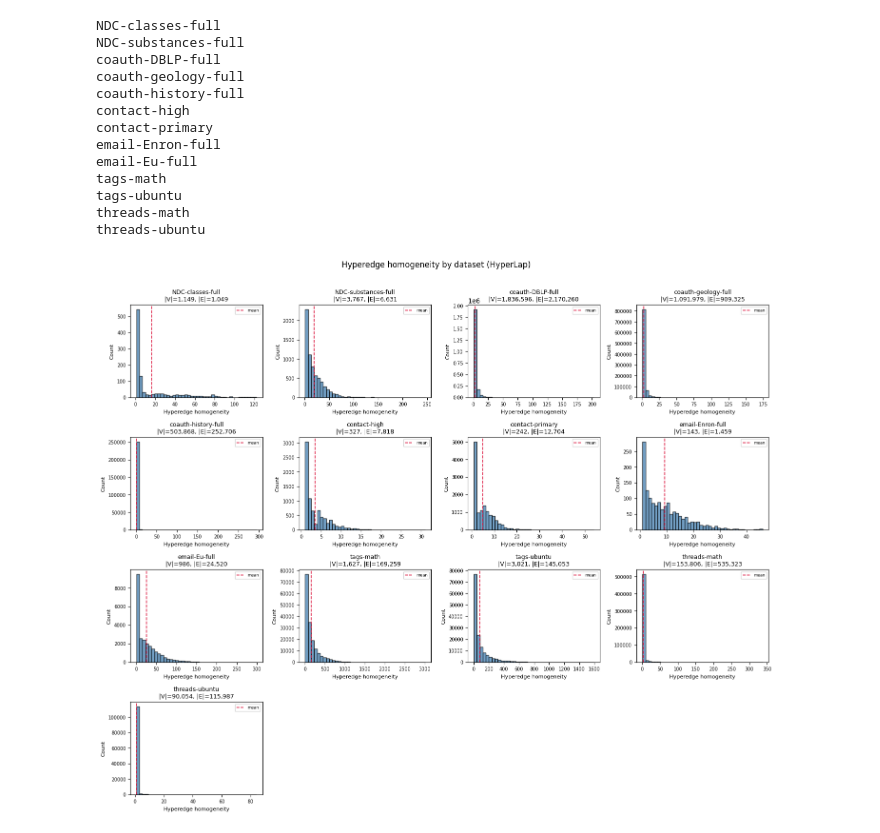
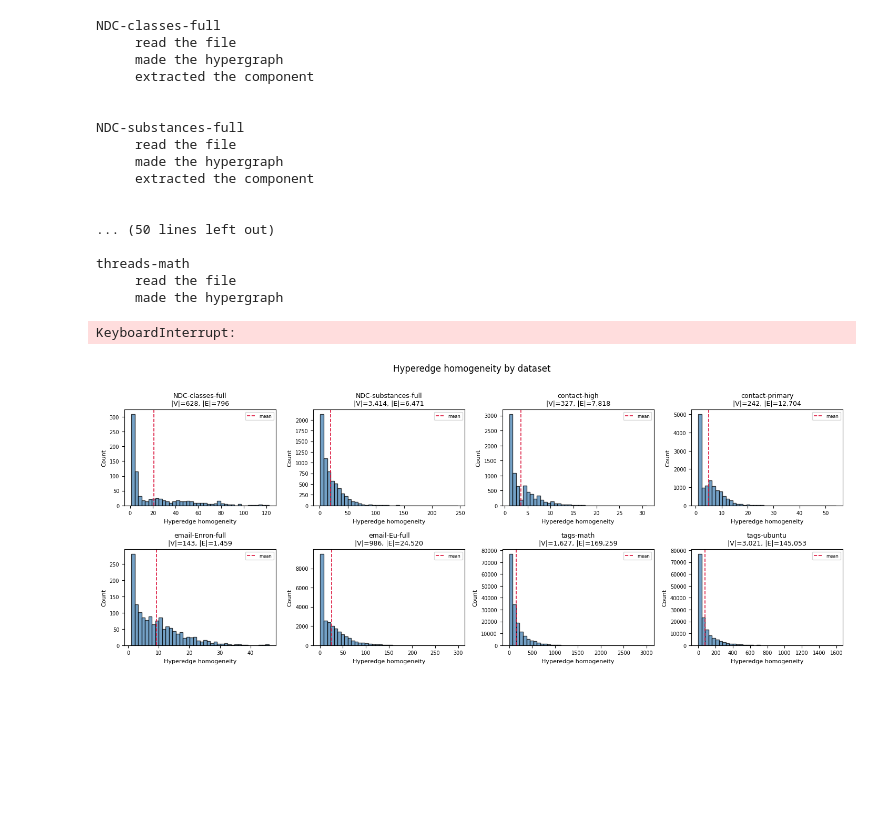
Before and after one commit to aduntslusine/hypergraphs, a Jupyter notebook: homogeneity.ipynb, the cells around one changed output. Saved outputs shown, nothing was run; the diff lists cells and outputs as text; code cells hidden in the pictures; blank space fills up the shorter version.

```diff
--- a/homogeneity.ipynb
+++ b/homogeneity.ipynb
@@ -41,6 +60,10 @@ for txt_path in sorted(DATASET_DIR.glob("*_graph.txt")):
     key = txt_path.stem.replace("_graph", "")
     print(key, flush=True)
 
+    if "coauth" in key:
+        print("     skipped\n")
+        continue
+
     edge_list = []
     with open(txt_path, "r") as f:
         for line in f:
@@ -49,12 +72,22 @@ for txt_path in sorted(DATASET_DIR.glob("*_graph.txt")):
                 continue
             tokens = line.replace(",", " ").split()
             edge_list.append([int(x) for x in tokens])
+    print("     read the file")
 
     H = Hypergraph(edge_list)
+    print("     made the hypergraph")
+    if H.is_connected():
+        print("     connected")
+    else:
+        H = H.subhypergraph_largest_component()
+        print("     extracted the component")
     hom_list = hyperedge_homogeneity_list(H)
     edge_sizes = [len(e) for e in H.get_edges()]
 
+    print("\n")
+
     homogeneity_by_dataset[key] = {
+        "H": H,
         "path": str(txt_path),
         "n_nodes": len(H.get_nodes()),
         "n_edges": len(H.get_edges()),
@@ -68,49 +101,54 @@ for txt_path in sorted(DATASET_DIR.glob("*_graph.txt")):
     }
 # %% [output]
 NDC-classes-full
+     read the file
+     made the hypergraph
+     extracted the component
+
+
 NDC-substances-full
-coauth-DBLP-full
-coauth-geology-full
-coauth-history-full
-contact-high
-contact-primary
-email-Enron-full
-email-Eu-full
-tags-math
-tags-ubuntu
+     read the file
+     made the hypergraph
+     extracted the component
+
+
+... (50 lines left out)
+
 threads-math
-threads-ubuntu
+     read the file
+     made the hypergraph
+KeyboardInterrupt:
 # %%
 # Facet plot: one histogram per dataset
 names = sorted(homogeneity_by_dataset.keys())
 n = len(names)
 ncols = 4
 nrows = int(np.ceil(n / ncols))
 fig, axes = plt.subplots(nrows, ncols, figsize=(3.6 * ncols, 2.9 * nrows), squeeze=False)
 axes_flat = axes.ravel()
 
 for i, name in enumerate(names):
     ax = axes_flat[i]
     hom = homogeneity_by_dataset[name]["hyperedge_homogeneity"]
     ax.hist(hom, bins=40, edgecolor="black", alpha=0.75, color="steelblue")
     mu = float(homogeneity_by_dataset[name]["mean_homogeneity"])
     ax.axvline(mu, color="crimson", linestyle="--", linewidth=1.2, label="mean")
     ax.legend(fontsize=6, loc="best")
     ax.set_title(
         f"{name}\n|V|={homogeneity_by_dataset[name]['n_nodes']:,}, |E|={homogeneity_by_dataset[name]['n_edges']:,}",
         fontsize=9,
     )
     ax.set_xlabel("Hyperedge homogeneity", fontsize=8)
     ax.set_ylabel("Count", fontsize=8)
     ax.tick_params(labelsize=7)
 
 for j in range(n, len(axes_flat)):
     axes_flat[j].set_visible(False)
 
-fig.suptitle("Hyperedge homogeneity by dataset (HyperLap)", fontsize=12, y=1.01)
+fig.suptitle("Hyperedge homogeneity by dataset", fontsize=12, y=1.01)
 plt.tight_layout()
 plt.show()
 # %% [output]
-[figure, old version]
+[figure, new version]
 # %%
 # Facet plot: one histogram per dataset
```
Also changed, not shown: parts of 18 cells of this notebook, 25 other files.
